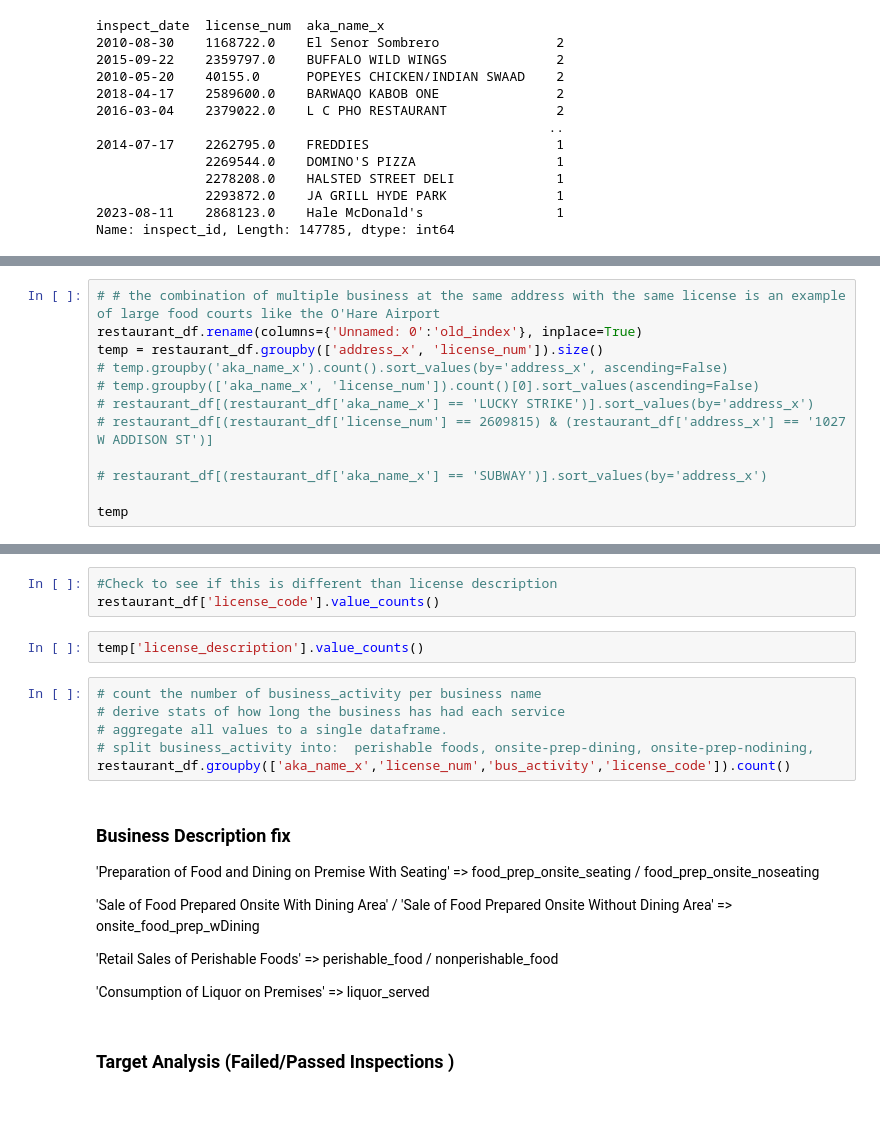
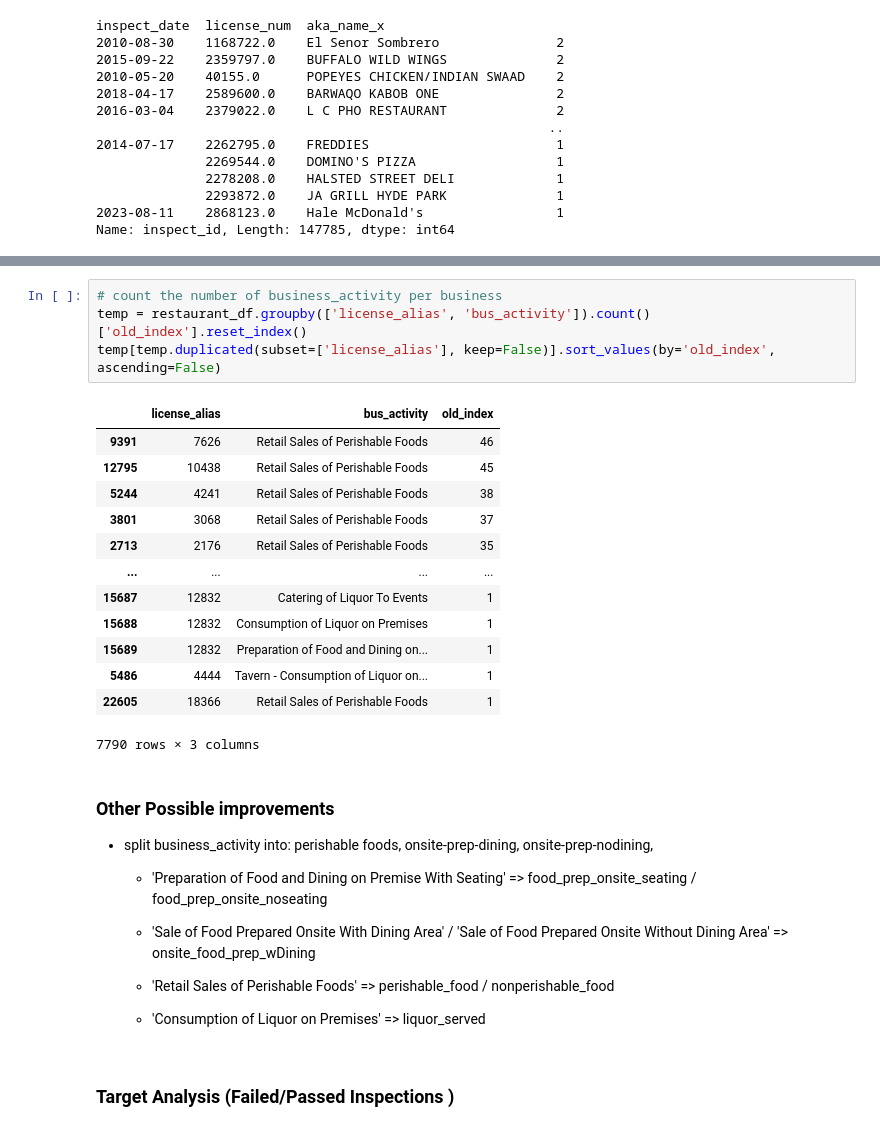
Before and after one commit to ejw-data/proj-food-inspections, a Jupyter notebook: feature_analysis.ipynb, the cells around one changed output, grey strips where cells are left out. Drawn from its saved outputs; the diff is of its cells as text.

```diff
--- a/feature_analysis.ipynb
+++ b/feature_analysis.ipynb
@@ -221,12 +216,0 @@ Name: inspect_id, Length: 147785, dtype: int64
-# %%
-# # the combination of multiple business at the same address with the same license is an example of large food courts like the O'Hare Airport
-restaurant_df.rename(columns={'Unnamed: 0':'old_index'}, inplace=True)
-temp = restaurant_df.groupby(['address_x', 'license_num']).size()
-# temp.groupby('aka_name_x').count().sort_values(by='address_x', ascending=False)
-# temp.groupby(['aka_name_x', 'license_num']).count()[0].sort_values(ascending=False)
-# restaurant_df[(restaurant_df['aka_name_x'] == 'LUCKY STRIKE')].sort_values(by='address_x')
-# restaurant_df[(restaurant_df['license_num'] == 2609815) & (restaurant_df['address_x'] == '1027 W ADDISON ST')]
-
-# restaurant_df[(restaurant_df['aka_name_x'] == 'SUBWAY')].sort_values(by='address_x')
-
-temp
@@ -312,24 +217,34 @@ temp['application_type'].value_counts()
-# %%
-#Check to see if this is different than license description
-restaurant_df['license_code'].value_counts()
-# %%
-temp['license_description'].value_counts()
 # %%
-# count the number of business_activity per business name
-# derive stats of how long the business has had each service
-# aggregate all values to a single dataframe.
-# split business_activity into:  perishable foods, onsite-prep-dining, onsite-prep-nodining,
-restaurant_df.groupby(['aka_name_x','license_num','bus_activity','license_code']).count()
+# count the number of business_activity per business
+temp = restaurant_df.groupby(['license_alias', 'bus_activity']).count()['old_index'].reset_index()
+temp[temp.duplicated(subset=['license_alias'], keep=False)].sort_values(by='old_index', ascending=False)
+# %% [output]
+|  | license_alias | bus_activity | old_index |
+| 9391 | 7626 | Retail Sales of Perishable Foods | 46 |
+| 12795 | 10438 | Retail Sales of Perishable Foods | 45 |
+| 5244 | 4241 | Retail Sales of Perishable Foods | 38 |
+| 3801 | 3068 | Retail Sales of Perishable Foods | 37 |
+| 2713 | 2176 | Retail Sales of Perishable Foods | 35 |
+| ... | ... | ... | ... |
+| 15687 | 12832 | Catering of Liquor To Events | 1 |
+| 15688 | 12832 | Consumption of Liquor on Premises | 1 |
+| 15689 | 12832 | Preparation of Food and Dining on... | 1 |
+| 5486 | 4444 | Tavern - Consumption of Liquor on... | 1 |
+| 22605 | 18366 | Retail Sales of Perishable Foods | 1 |
+7790 rows × 3 columns
 # %% [markdown]
-### Business Description fix
+### Other Possible improvements
 
-'Preparation of Food and Dining on Premise With Seating' => food_prep_onsite_seating  / food_prep_onsite_noseating
+* split business_activity into:  perishable foods, onsite-prep-dining, onsite-prep-nodining,
 
-'Sale of Food Prepared Onsite With Dining Area' / 'Sale of Food Prepared Onsite Without Dining Area' => onsite_food_prep_wDining
 
-'Retail Sales of Perishable Foods' => perishable_food / nonperishable_food
+    * 'Preparation of Food and Dining on Premise With Seating' => food_prep_onsite_seating  / food_prep_onsite_noseating
 
-'Consumption of Liquor on Premises' => liquor_served
+    * 'Sale of Food Prepared Onsite With Dining Area' / 'Sale of Food Prepared Onsite Without Dining Area' => onsite_food_prep_wDining
+
+    * 'Retail Sales of Perishable Foods' => perishable_food / nonperishable_food
+
+    * 'Consumption of Liquor on Premises' => liquor_served
 # %% [markdown]
 ### Target Analysis (Failed/Passed Inspections )
 # %%
```
Also changed, not shown: parts of 16 cells of this notebook.
